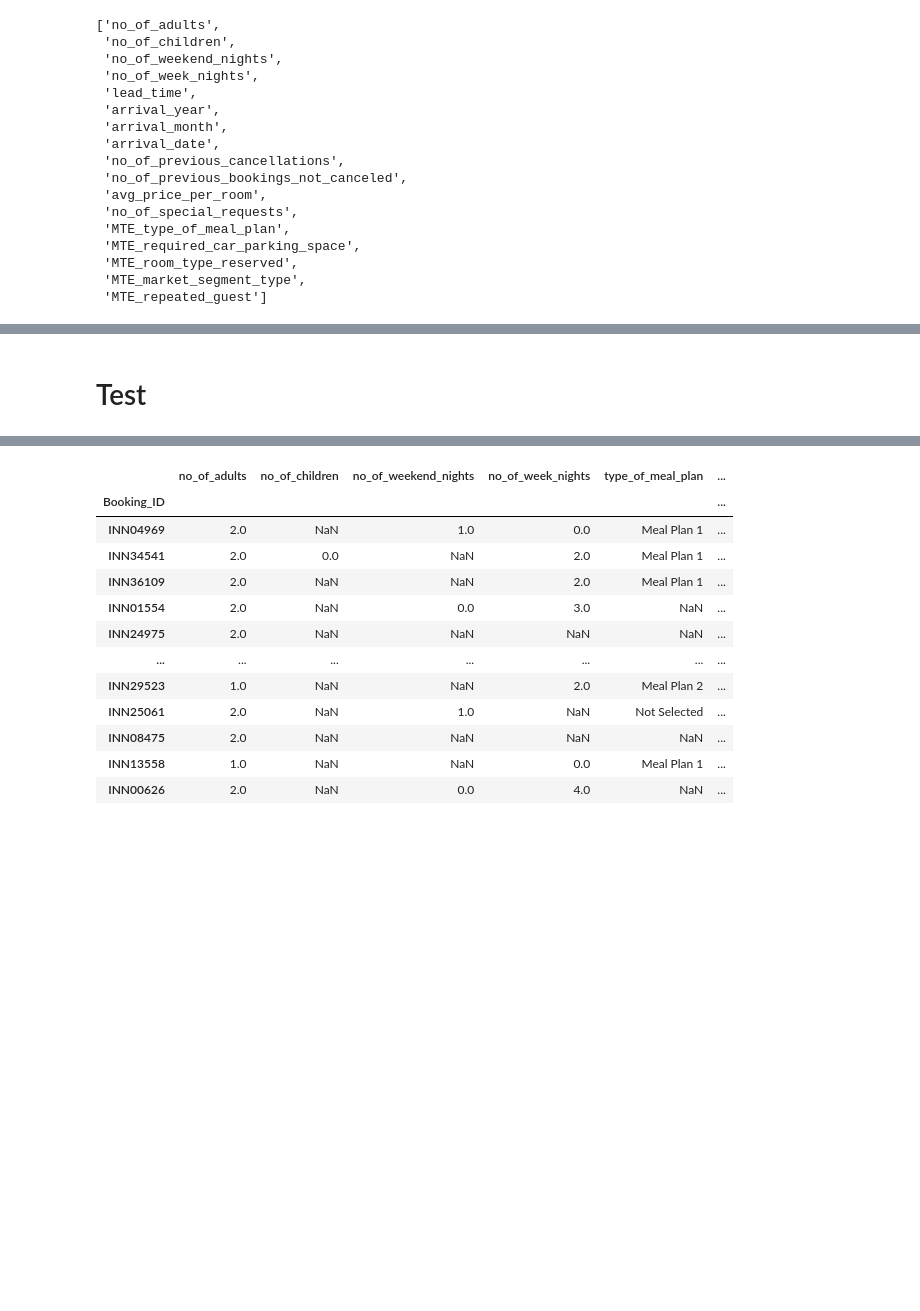
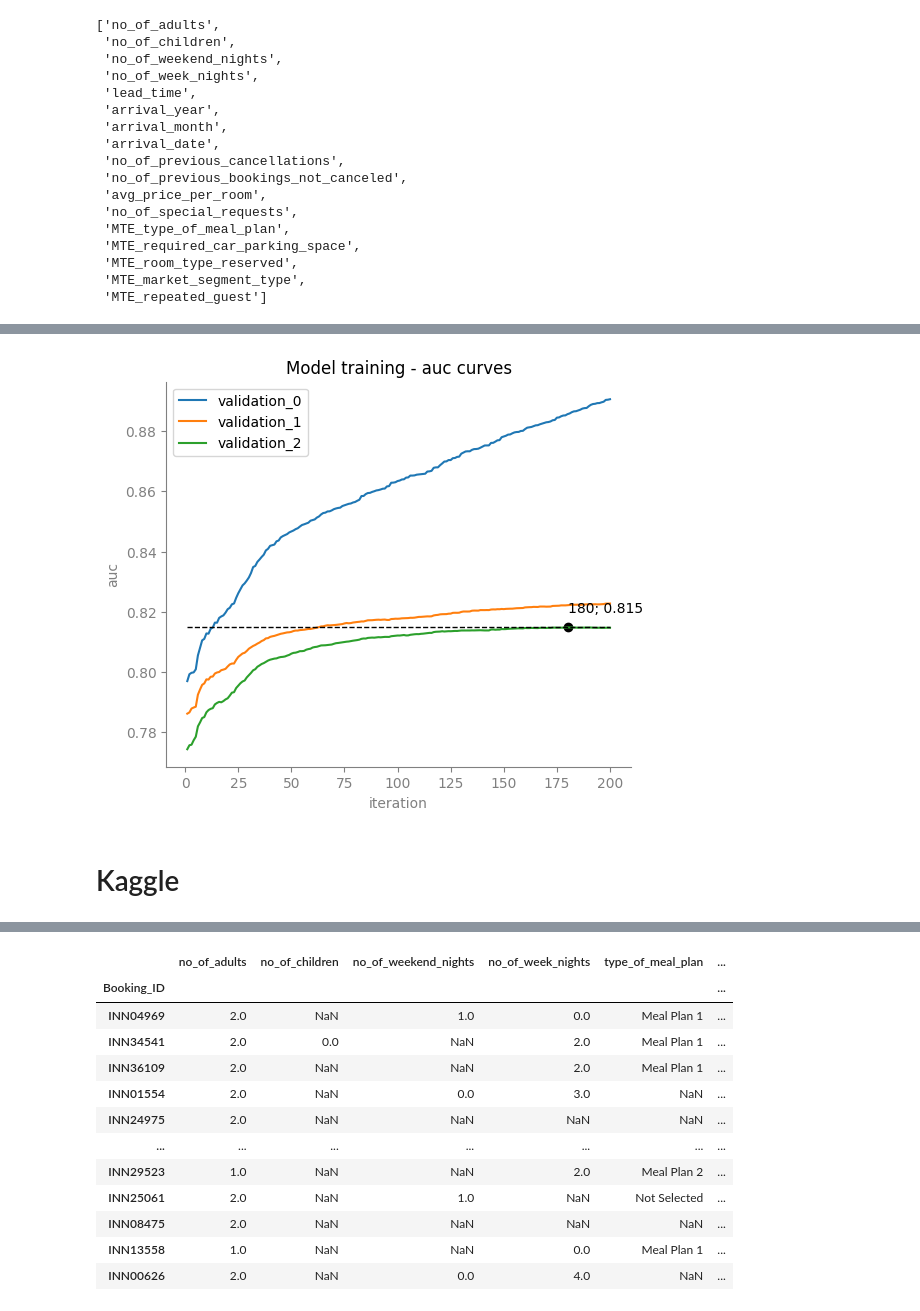
Before and after one commit to WerKz21/Data_Science_2, a Jupyter notebook: Practicals/HW1/HW1.ipynb, the cells around one changed output, grey strips where cells are left out. Drawn from its saved outputs; the diff is of its cells as text; code cells hidden in the pictures; blank space fills up the shorter version.

```diff
--- a/Practicals/HW1/HW1.ipynb
+++ b/Practicals/HW1/HW1.ipynb
@@ -406,0 +444,3 @@ plt.show()
+# %%
+cols_pred_top10 = [x for x in cols_pred if (x not in list(dict(sorted([(k, v) for k,v in outcomes], key = lambda x: x[1], reverse = True)[-7:]).keys()))]
+cols_pred_top10
@@ -407,5 +511,44 @@ plt.show()
+# %%
+metric = 'auc'
+evals_result = booster_sklearn_top10.evals_result()
+fig = plt.figure(figsize=(6,5))
+ax = plt.subplot(1,1,1)
+total_iteration_count = len(evals_result[list(evals_result.keys())[0]][metric])
+for sample, vals in evals_result.items():
+    ax.plot(
+        range(1, total_iteration_count + 1),
+        vals[metric],
+        label=sample
+    )
+
+best_score = booster_sklearn_top10.best_score
+best_iteration = booster_sklearn_top10.best_iteration+1
+
+ax.plot([1, total_iteration_count], [best_score, best_score], color='black', ls='--', lw=1)
+ax.scatter([best_iteration], [best_score], color = 'black')
+ax.annotate(
+    '{:d}; {:0.3f}'.format(best_iteration, best_score),
+    xy = (best_iteration, best_score),
+    xytext = (best_iteration,best_score+0.005),
+)
+ax.set_xlabel('iteration', color='gray')
+ax.set_ylabel(metric, color='gray')
+ax.legend(loc='best')
+ax.set_title(f'Model training - {metric} curves')
+
+ax.spines['top'].set_visible(False)
+ax.spines['right'].set_visible(False)
+ax.spines['left'].set_color('gray')
+ax.spines['bottom'].set_color('gray')
+ax.tick_params(axis='y', colors='gray')
+ax.tick_params(axis='x', colors='gray')
+
+# plt.savefig('test.svg', format='svg')
+# plt.close()
+# %% [output]
+[figure, added]
 # %% [markdown]
-# Test
+# Kaggle
 # %%
 # Load data - set index column, decimal point, separator
 data_file = Path("../Data/2024_DS2_HW1_data_test.csv")
```
Also changed, not shown: parts of 25 cells of this notebook, 2 other files.
